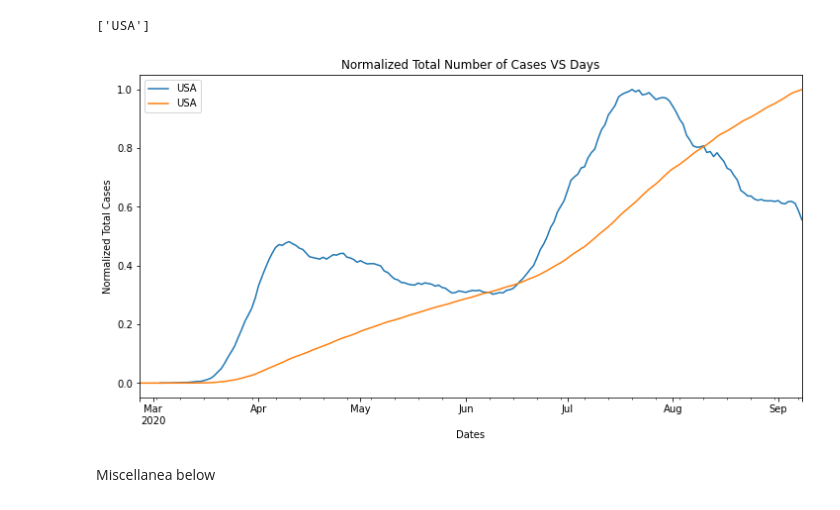
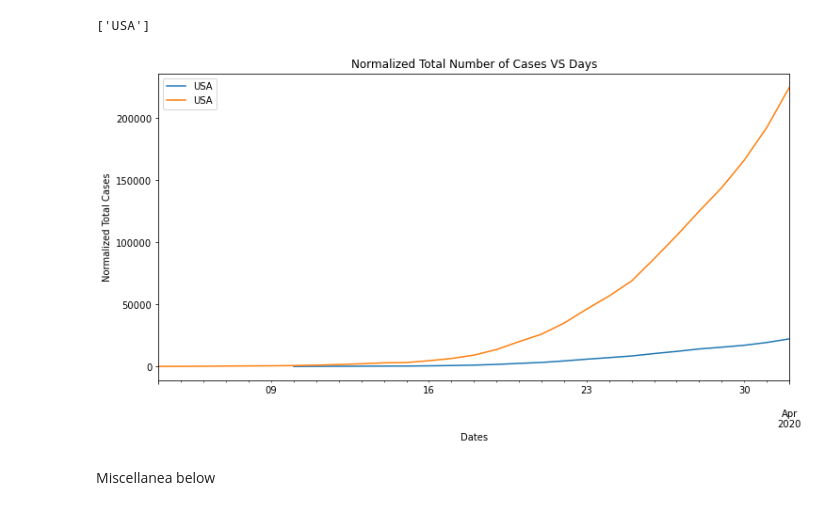
Before and after one commit to RMilock/ComplexSpread, a Jupyter notebook: CSSE_JHU/data_viz.ipynb, the cells around one changed output. Drawn from its saved outputs; the diff is of its cells as text; code cells hidden in the pictures.

Commit message:
commit 22.08 : start "Result"-chapter part writing

```diff
--- a/CSSE_JHU/data_viz.ipynb
+++ b/CSSE_JHU/data_viz.ipynb
@@ -32,26 +32,26 @@ states
 # %% [output]
 ['USA']
 # %%
-start_date = "2020-02-25"; end_date = "2020-09-08"
+start_date = "2020-03-03"; end_date = "2020-04-01"
 
 def dfstate(state, dg, st_dt, end_dt, ax):
     dfstat = dg[dg["iso_code"]==state]
     mask = (dfstat.index > start_date) & (dfstat.index <= end_date)
     dfstat = dfstat.loc[mask]
     dfstat["MA_dni_"+state] = dfstat["new_cases"].rolling(window = 7).mean()
-    dfstat = dfstat.iloc[:,1:].apply(lambda x: x / x.max(), axis=0)
+    #dfstat = dfstat.iloc[:,1:].apply(lambda x: x / x.max(), axis=0)
     dfstat["MA_dni_"+state].plot(ax = axs, label = state)
     dfstat["total_cases"].plot(ax = axs, label = state)
 
 import matplotlib.pyplot as plt
 fig, axs = plt.subplots(figsize=(12, 6))
 for state in states:
     dfstate(state, dg = dg, st_dt = start_date, end_dt = end_date, ax = axs)
 plt.xlabel("Dates"); plt.ylabel("Normalized Total Cases"); plt.title("Normalized Total Number of Cases VS Days")
 plt.legend()
 plt.show()
 # %% [output]
-[figure, old version]
+[figure, new version]
 # %% [markdown]
 Miscellanea below
 # %%
```
Also changed, not shown: 11 other files.
